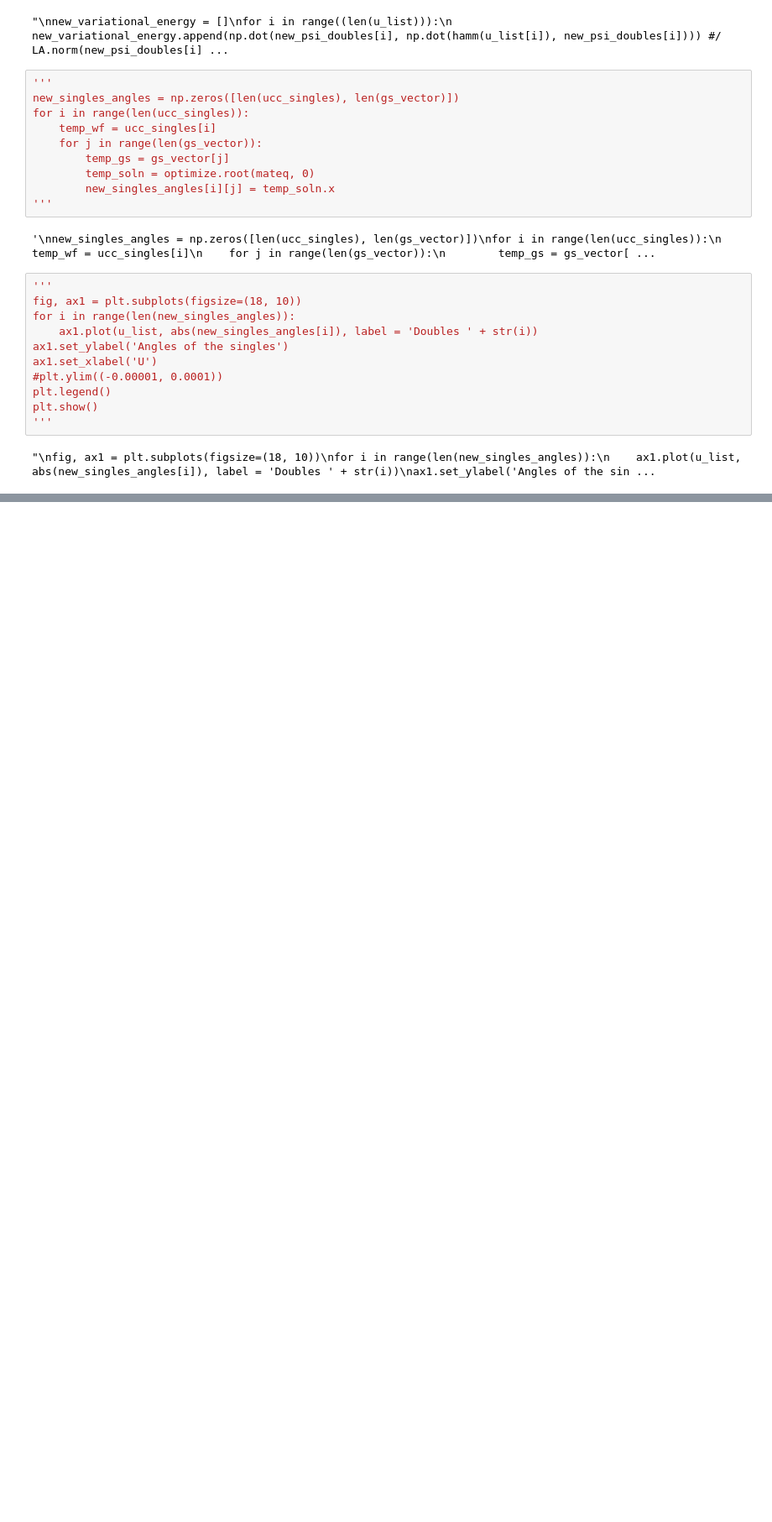
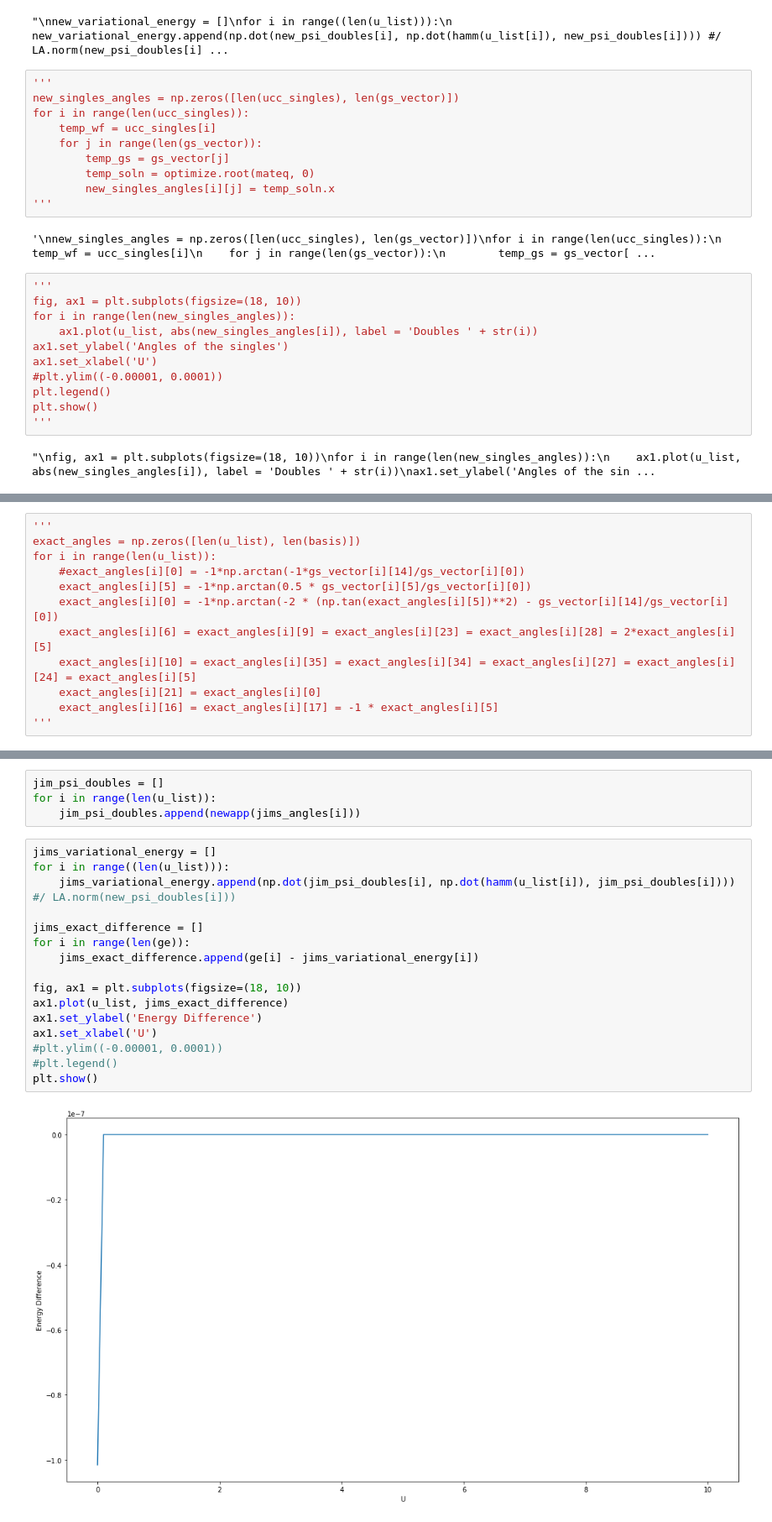
Before and after one commit to haclep/qcomputing, a Jupyter notebook: UCC/Optimizer.ipynb, the cells around one changed output, grey strips where cells are left out. Shown at 84% size. Saved outputs shown, nothing was run; the diff lists cells and outputs as text; blank space fills up the shorter version.

```diff
--- a/UCC/Optimizer.ipynb
+++ b/UCC/Optimizer.ipynb
@@ -904,0 +697,12 @@ quad_difference, exact_difference
+# %%
+'''
+exact_angles = np.zeros([len(u_list), len(basis)])
+for i in range(len(u_list)):
+    #exact_angles[i][0] = -1*np.arctan(-1*gs_vector[i][14]/gs_vector[i][0])
+    exact_angles[i][5] = -1*np.arctan(0.5 * gs_vector[i][5]/gs_vector[i][0])
+    exact_angles[i][0] = -1*np.arctan(-2 * (np.tan(exact_angles[i][5])**2) - gs_vector[i][14]/gs_vector[i][0])
+    exact_angles[i][6] = exact_angles[i][9] = exact_angles[i][23] = exact_angles[i][28] = 2*exact_angles[i][5]
+    exact_angles[i][10] = exact_angles[i][35] = exact_angles[i][34] = exact_angles[i][27] = exact_angles[i][24] = exact_angles[i][5]
+    exact_angles[i][21] = exact_angles[i][0]
+    exact_angles[i][16] = exact_angles[i][17] = -1 * exact_angles[i][5]
+'''
@@ -904,0 +1096,22 @@ quad_difference, exact_difference
+# %%
+jim_psi_doubles = []
+for i in range(len(u_list)):
+    jim_psi_doubles.append(newapp(jims_angles[i]))
+# %%
+jims_variational_energy = []
+for i in range((len(u_list))):
+    jims_variational_energy.append(np.dot(jim_psi_doubles[i], np.dot(hamm(u_list[i]), jim_psi_doubles[i]))) #/ LA.norm(new_psi_doubles[i]))
+
+jims_exact_difference = []
+for i in range(len(ge)):
+    jims_exact_difference.append(ge[i] - jims_variational_energy[i])
+
+fig, ax1 = plt.subplots(figsize=(18, 10))
+ax1.plot(u_list, jims_exact_difference)
+ax1.set_ylabel('Energy Difference')
+ax1.set_xlabel('U')
+#plt.ylim((-0.00001, 0.0001))
+#plt.legend()
+plt.show()
+# %% [output]
+[figure, added]
```
Also changed, not shown: parts of 49 cells of this notebook.
